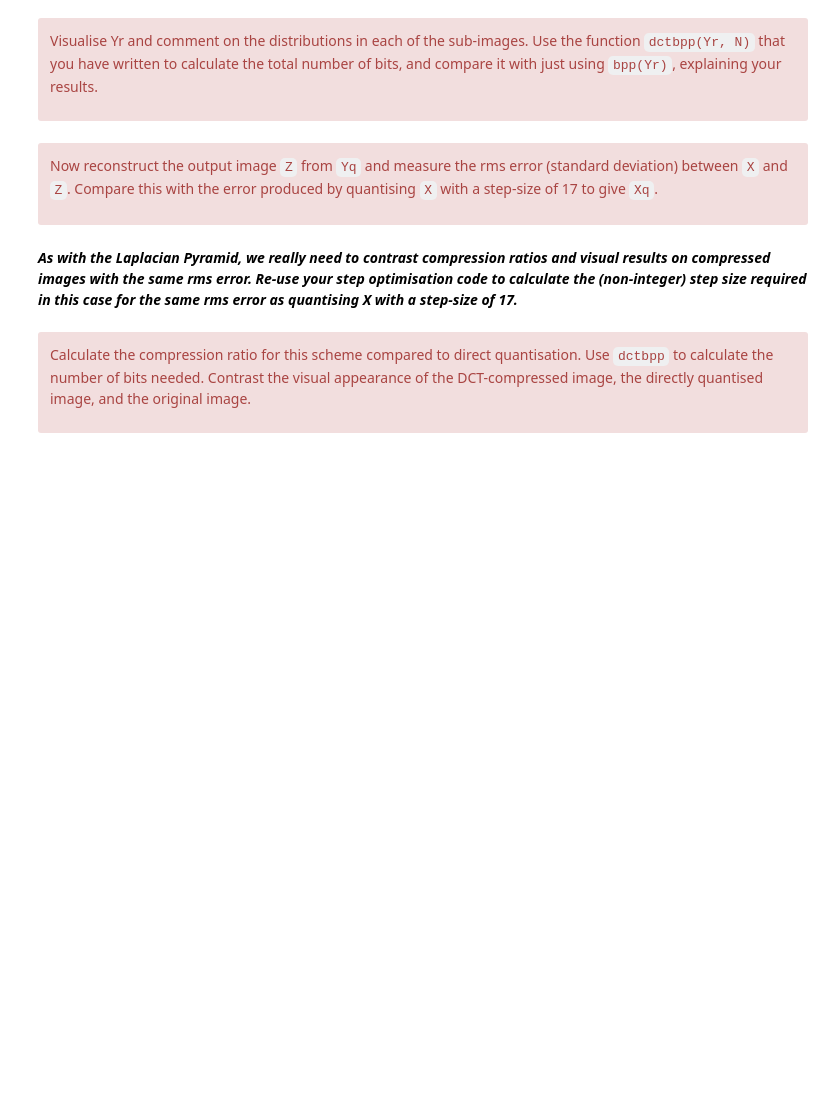
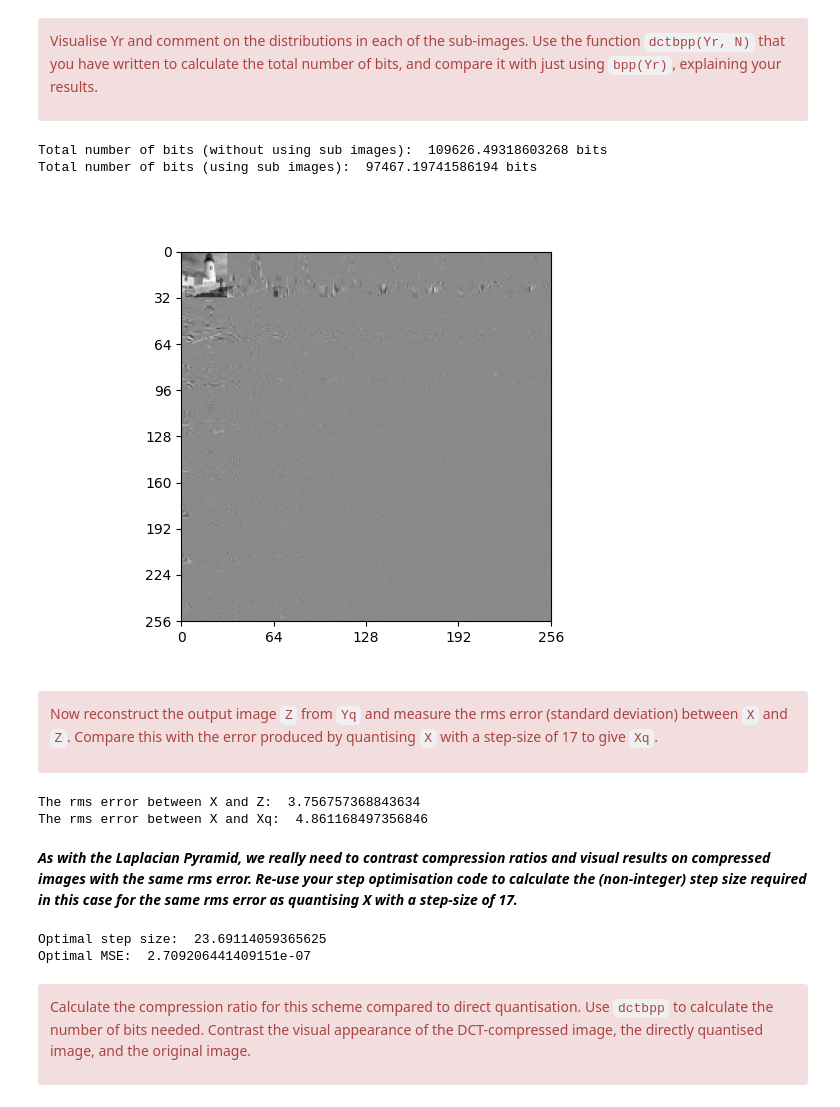
Before and after one commit to muhanl/cued_sf2_lab, a Jupyter notebook: 7-the-discrete-cosine-transform.ipynb, the cells around one changed output. Cells and saved outputs as stored; diff of their text form; code cells hidden in the pictures; blank space fills up the shorter version.

```diff
--- a/7-the-discrete-cosine-transform.ipynb
+++ b/7-the-discrete-cosine-transform.ipynb
@@ -287,3 +297,24 @@ def dctbpp(Yr, N):
+# %%
+from cued_sf2_lab.laplacian_pyramid import bpp
+
+def dctbpp(Yr, N):
+    # Your code here
+    total_bits = 0
+    d, d = np.shape(Yr)
+    step = d//N
+    for i in range(0, d, step):
+        for j in range(0, d, step):
+            Ys = Yr[i:i+step, j:j+step]
+            bits = bpp(Ys) * Ys.size
+            total_bits += bits
+
+    '''
+    for i in range(N):
+        for j in range(N):
+            Ys = Yr[i:i+N, j:j+N]
+
+    '''
+    return total_bits
 # %% [markdown]
 <div class="alert alert-block alert-danger">
 
@@ -295,3 +324,18 @@ Visualise Yr and comment on the distributions in each of the sub-images. Use the
+# %%
+# Your code here
+from cued_sf2_lab.laplacian_pyramid import quantise
+N = 8
+Yq = quantise(Y, 17)
+Yr = regroup(Yq, N)/N
+fig, ax = plt.subplots()
+plot_image(Yr, ax=ax)
+
+print("Total number of bits (without using sub images): ", bpp(Yr) * Yr.size, "bits" )
+print("Total number of bits (using sub images): ", dctbpp(Yr, N), "bits" )
+# %% [output]
+Total number of bits (without using sub images):  109626.49318603268 bits
+Total number of bits (using sub images):  97467.19741586194 bits
+[figure, added]
 # %% [markdown]
 <div class="alert alert-block alert-danger">
 
@@ -305,2 +347,12 @@ error produced by quantising `X` with a step-size of 17 to give `Xq`.
+# %%
+# Your code here
+Z = colxfm(colxfm(Yq.T, C8.T).T, C8.T)
+print("The rms error between X and Z: ", np.std(Z-X) )
+
+Xq = quantise(X, 17)
+print("The rms error between X and Xq: ", np.std(Xq-X))
+# %% [output]
+The rms error between X and Z:  3.756757368843634
+The rms error between X and Xq:  4.861168497356846
 # %% [markdown]
 ***As with the Laplacian Pyramid, we really need to contrast compression ratios and visual results on compressed images with the same rms error. Re-use your step optimisation code to calculate the (non-integer) step size required in this case for the same rms error as quantising X with a step-size of 17.***
@@ -309,3 +359,33 @@ error produced by quantising `X` with a step-size of 17 to give `Xq`.
+# %%
+# Your code here
+from scipy.optimize import minimize_scalar
+
+def find_optimal_step_size(X, step, C=C8):
+    def mse_diff(opt_step):
+
+        Xq = quantise(X, step)
+        optimalMSE = np.std(X - Xq) # direct quantisation
+
+        Y = colxfm(colxfm(X, C).T, C).T       # dct
+        Yq = quantise(Y, opt_step)           # quantisation
+        Yr = regroup(Yq, N)/N                  # regroup
+        Z = colxfm(colxfm(Yq.T, C.T).T, C.T)  # reconstruction
+        MSE = np.std(Z - X)
+
+        MSEdiff = abs(MSE - optimalMSE)
+        return MSEdiff
+
+    res = minimize_scalar(mse_diff, bounds=(1, 256), method='bounded')
+    minMSE = res.fun  # minimum
+    minstep = res.x  # minimizer
+    return minstep, minMSE
+
+optimal_step, optimal_MSE = find_optimal_step_size(X, 17)
+print("Optimal step size: ", optimal_step)
+print("Optimal MSE: ", optimal_MSE)
+# %% [output]
+Optimal step size:  23.69114059365625
+Optimal MSE:  2.709206441409151e-07
 # %% [markdown]
 <div class="alert alert-block alert-danger">
 
```
Also changed, not shown: parts of 13 cells of this notebook.
